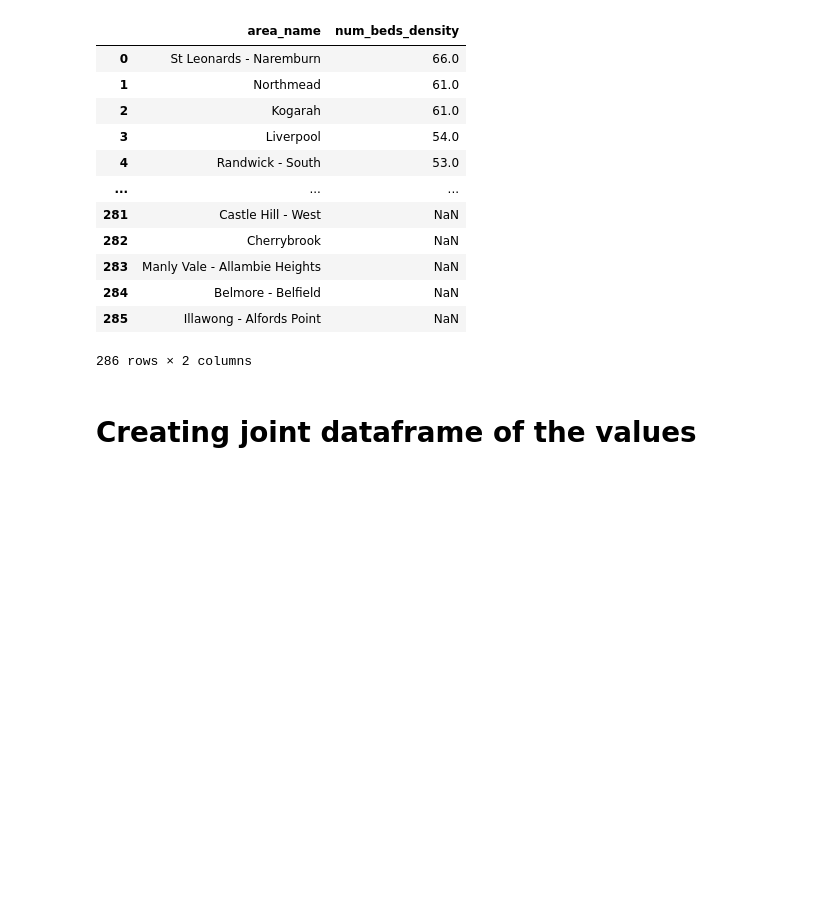
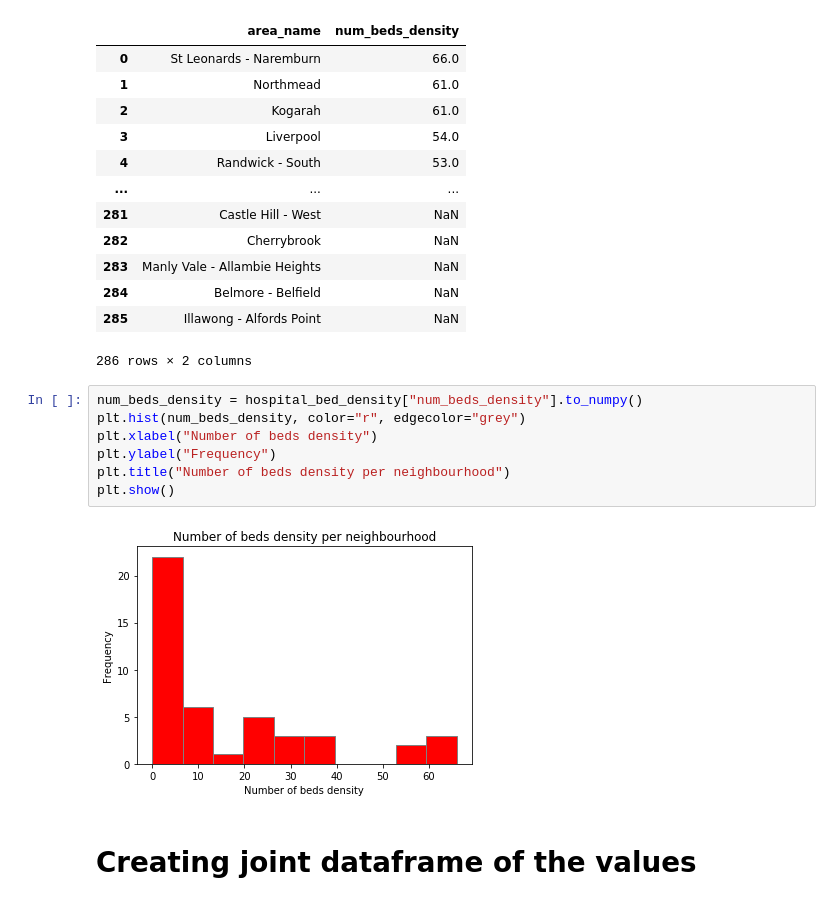
Before and after one commit to KhangNguyen22/data2001-data-science, a Jupyter notebook: Assignment.ipynb, the cells around one changed output. Cells and saved outputs as stored; diff of their text form; blank space fills up the shorter version.

```diff
--- a/Assignment.ipynb
+++ b/Assignment.ipynb
@@ -480,6 +506,15 @@ hospital_bed_density
 | 284 | Belmore - Belfield | NaN |
 | 285 | Illawong - Alfords Point | NaN |
 286 rows × 2 columns
+# %%
+num_beds_density = hospital_bed_density["num_beds_density"].to_numpy()
+plt.hist(num_beds_density, color="r", edgecolor="grey")
+plt.xlabel("Number of beds density")
+plt.ylabel("Frequency")
+plt.title("Number of beds density per neighbourhood")
+plt.show()
+# %% [output]
+[figure, added]
 # %% [markdown]
 # Creating joint dataframe of the values
 # %%
```
Also changed, not shown: parts of 7 cells of this notebook.
